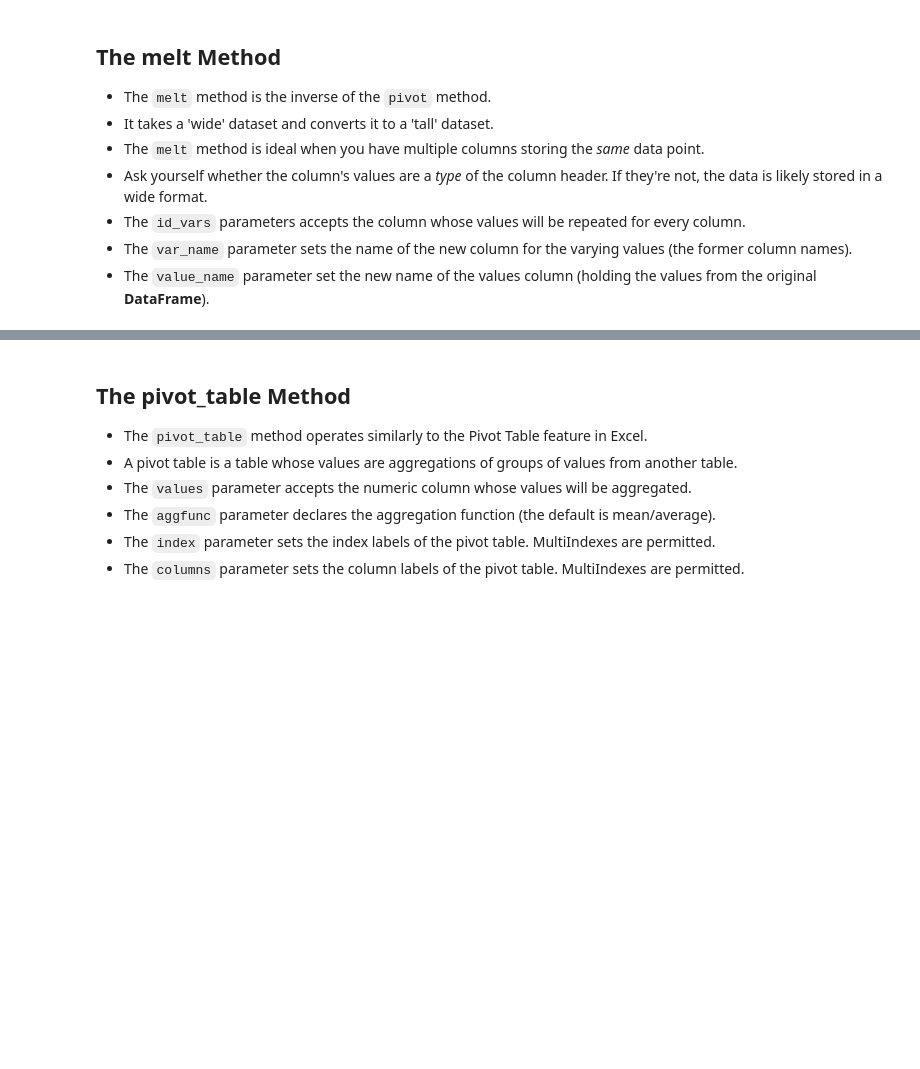
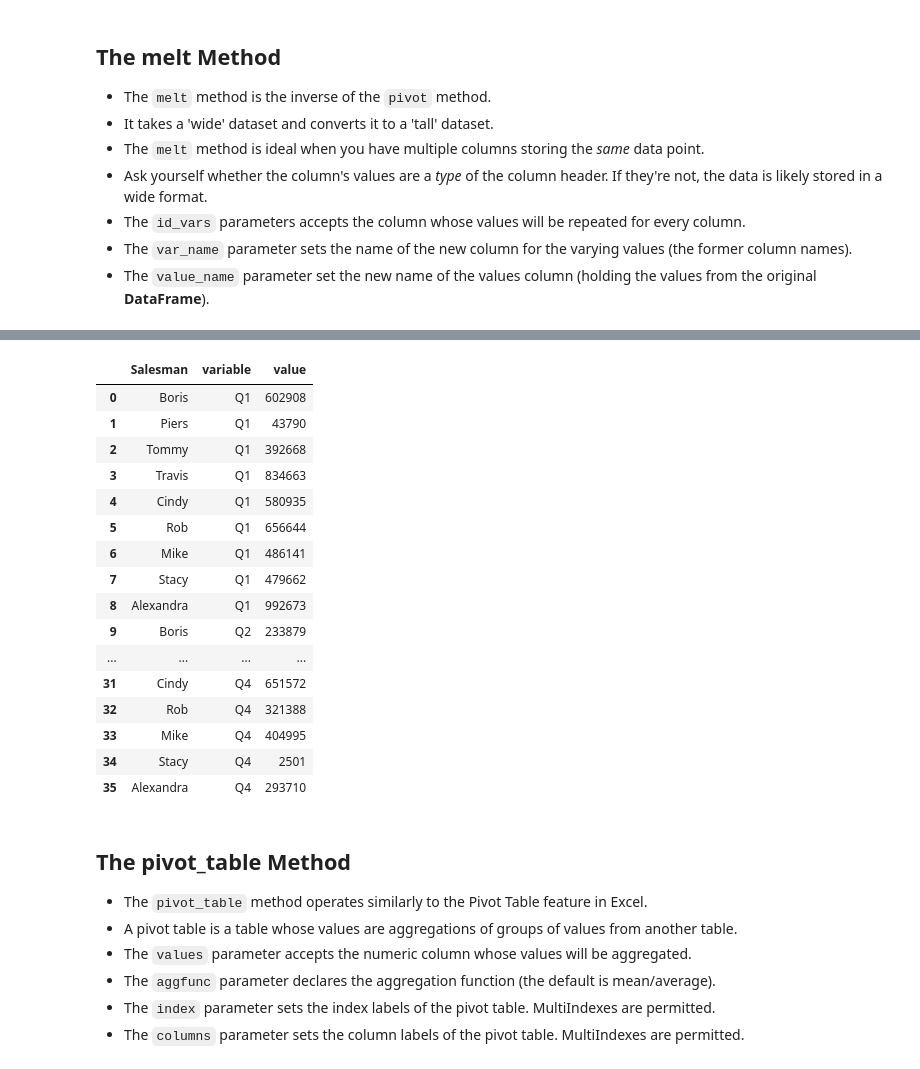
Before and after one commit to bocongamco/jupyter_learning, a Jupyter notebook: 08 - MultiIndex.ipynb, the cells around one changed output, grey strips where cells are left out. Drawn from its saved outputs; the diff is of its cells as text; code cells hidden in the pictures; blank space fills up the shorter version.

Commit message:
Melt method
make it a tall dataset

```diff
--- a/08 - MultiIndex.ipynb
+++ b/08 - MultiIndex.ipynb
@@ -354,3 +354,6 @@ sales.pivot(index="Date",columns="Salesman",values="Revenue")
 - The `id_vars` parameters accepts the column whose values will be repeated for every column.
 - The `var_name` parameter sets the name of the new column for the varying values (the former column names).
 - The `value_name` parameter set the new name of the values column (holding the values from the original **DataFrame**).
+# %%
+quarters = pd.read_csv("quarters.csv")
+quarters
@@ -357,3 +371,23 @@ sales.pivot(index="Date",columns="Salesman",values="Revenue")
+# %%
+quarters.melt(id_vars="Salesman")
+# %% [output]
+|  | Salesman | variable | value |
+| 0 | Boris | Q1 | 602908 |
+| 1 | Piers | Q1 | 43790 |
+| 2 | Tommy | Q1 | 392668 |
+| 3 | Travis | Q1 | 834663 |
+| 4 | Cindy | Q1 | 580935 |
+| 5 | Rob | Q1 | 656644 |
+| 6 | Mike | Q1 | 486141 |
+| 7 | Stacy | Q1 | 479662 |
+| 8 | Alexandra | Q1 | 992673 |
+| 9 | Boris | Q2 | 233879 |
+| ... | ... | ... | ... |
+| 31 | Cindy | Q4 | 651572 |
+| 32 | Rob | Q4 | 321388 |
+| 33 | Mike | Q4 | 404995 |
+| 34 | Stacy | Q4 | 2501 |
+| 35 | Alexandra | Q4 | 293710 |
 # %% [markdown]
 ## The pivot_table Method
 - The `pivot_table` method operates similarly to the Pivot Table feature in Excel.
```
Also changed, not shown: parts of 1 cell of this notebook.
